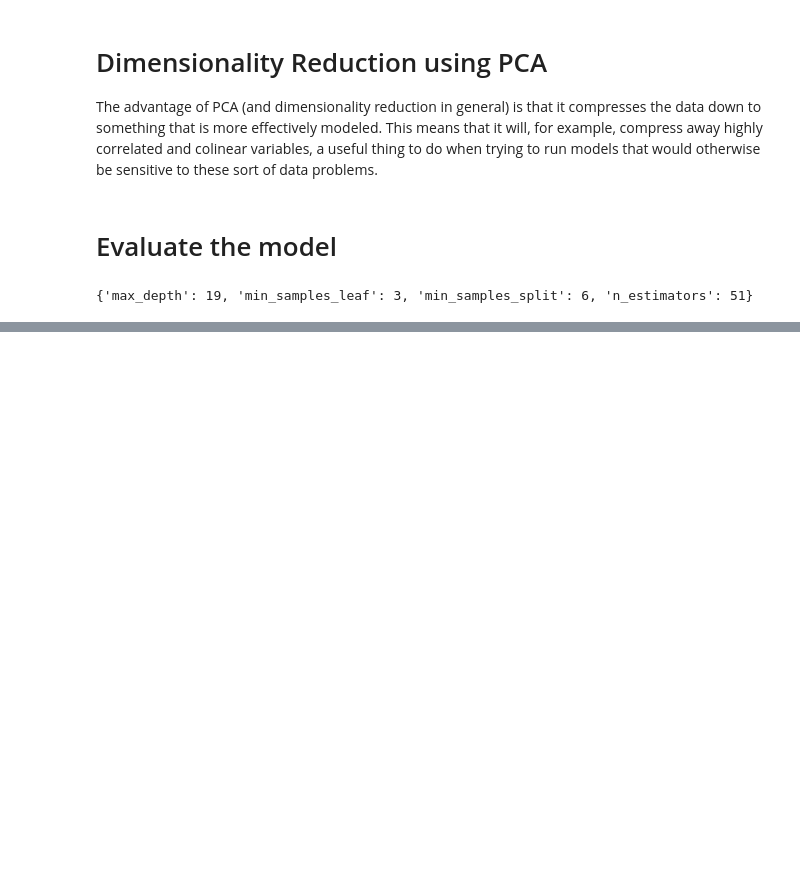
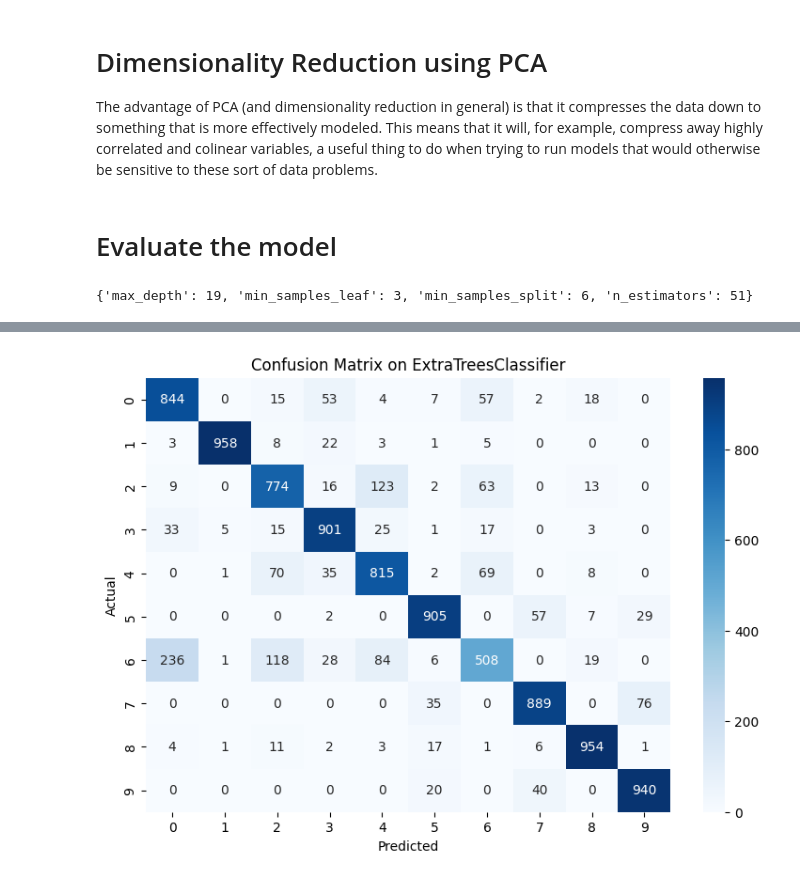
Before and after one commit to leechanhoe/fashion-mnist-svm, a Jupyter notebook: ExtraTrees_하이퍼파라미터찾기.ipynb, the cells around one changed output, grey strips where cells are left out. Cells and saved outputs as stored; diff of their text form; code cells hidden in the pictures; blank space fills up the shorter version.

```diff
--- a/ExtraTrees_하이퍼파라미터찾기.ipynb
+++ b/ExtraTrees_하이퍼파라미터찾기.ipynb
@@ -90,3 +90,26 @@ rnd_search.fit(X_train_pca, y_train)
 print(rnd_search.best_params_)
 # %% [output]
 {'max_depth': 19, 'min_samples_leaf': 3, 'min_samples_split': 6, 'n_estimators': 51}
+# %%
+from sklearn import metrics
+import seaborn as sns
+import matplotlib.pyplot as plt
+import pandas as pd
+
+seed = 42
+
+# 최적의 하이퍼파라미터를 적용하여 모델 학습
+etc_optimized = ExtraTreesClassifier(n_estimators=51, max_depth=19, min_samples_split=6, min_samples_leaf=3, random_state=seed)
+etc_optimized.fit(X_train_pca, y_train)
+
+# 테스트 데이터에 대한 예측 수행
+y_test_pred = etc_optimized.predict(X_test_pca)
+
+# 정확도 계산
+test_accuracy = metrics.accuracy_score(y_test, y_test_pred)
+
+# 정확도 출력
+print("Test Accuracy score: {}".format(test_accuracy))
+
+# 분류 리포트 출력
+print(metrics.classification_report(y_test, y_test_pred))
@@ -92,0 +134,9 @@ print(rnd_search.best_params_)
+# %%
+# 혼동 행렬(confusion matrix) 생성 및 시각화
+con_matrix = pd.crosstab(pd.Series(y_test.values.flatten(), name='Actual'), pd.Series(y_test_pred, name='Predicted'))
+plt.figure(figsize = (9,6))
+plt.title("Confusion Matrix on ExtraTreesClassifier")
+sns.heatmap(con_matrix, cmap="Blues", annot=True, fmt='g')
+plt.show()
+# %% [output]
+[figure, added]
```
Also changed, not shown: parts of 2 cells of this notebook, 3 other files.
